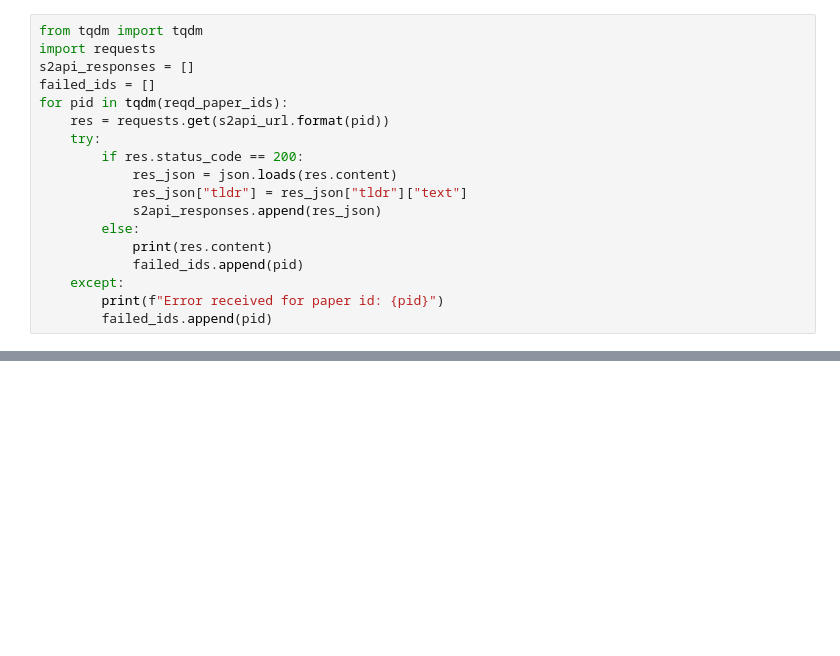
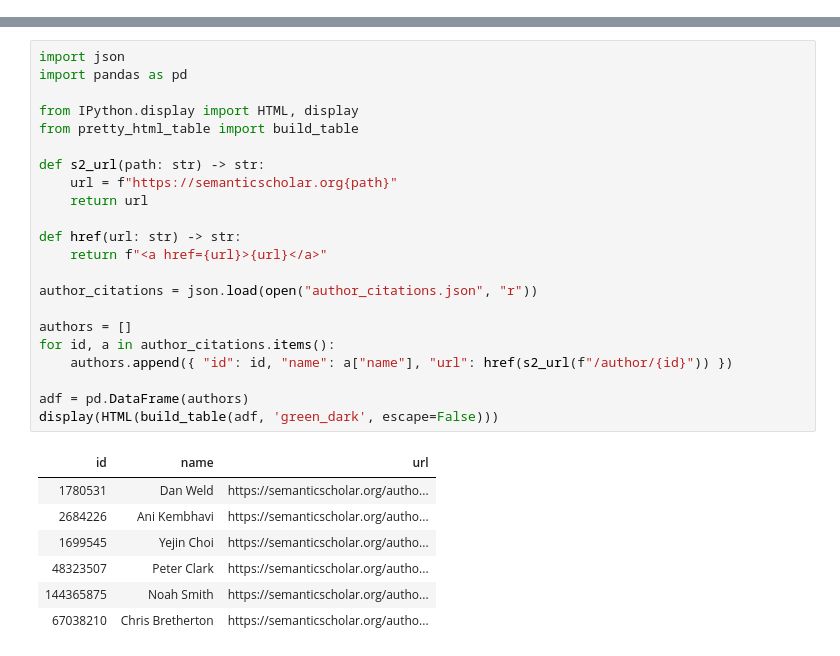
Before and after one commit to allenai/author-explorer, a Jupyter notebook: AuthorTopCitedPapers.ipynb, the cells around one changed output, grey strips where cells are left out. Cells and saved outputs as stored; diff of their text form; blank space fills up the shorter version.

```diff
--- a/AuthorTopCitedPapers.ipynb
+++ b/AuthorTopCitedPapers.ipynb
@@ -28,18 +0,0 @@ reqd_paper_ids = list(top_cited_df["paper_sha"].unique())
-# %%
-from tqdm import tqdm
-import requests
-s2api_responses = []
-failed_ids = []
-for pid in tqdm(reqd_paper_ids):
-    res = requests.get(s2api_url.format(pid))
-    try:
-        if res.status_code == 200:
-            res_json = json.loads(res.content)
-            res_json["tldr"] = res_json["tldr"]["text"]
-            s2api_responses.append(res_json)
-        else:
-            print(res.content)
-            failed_ids.append(pid)
-    except:
-        print(f"Error received for paper id: {pid}")
-        failed_ids.append(pid)
@@ -88,0 +9,30 @@ display(HTML(html_table_blue_light))
+# %%
+import json
+import pandas as pd
+
+from IPython.display import HTML, display
+from pretty_html_table import build_table
+
+def s2_url(path: str) -> str:
+    url = f"https://semanticscholar.org{path}"
+    return url
+
+def href(url: str) -> str:
+    return f"<a href={url}>{url}</a>"
+
+author_citations = json.load(open("author_citations.json", "r"))
+
+authors = []
+for id, a in author_citations.items():
+    authors.append({ "id": id, "name": a["name"], "url": href(s2_url(f"/author/{id}")) })
+
+adf = pd.DataFrame(authors)
+display(HTML(build_table(adf, 'green_dark', escape=False)))
+# %% [output]
+| id | name | url |
+| 1780531 | Dan Weld | https://semanticscholar.org/autho... |
+| 2684226 | Ani Kembhavi | https://semanticscholar.org/autho... |
+| 1699545 | Yejin Choi | https://semanticscholar.org/autho... |
+| 48323507 | Peter Clark | https://semanticscholar.org/autho... |
+| 144365875 | Noah Smith | https://semanticscholar.org/autho... |
+| 67038210 | Chris Bretherton | https://semanticscholar.org/autho... |
```
Also changed, not shown: parts of 22 cells of this notebook, 4 other files.
